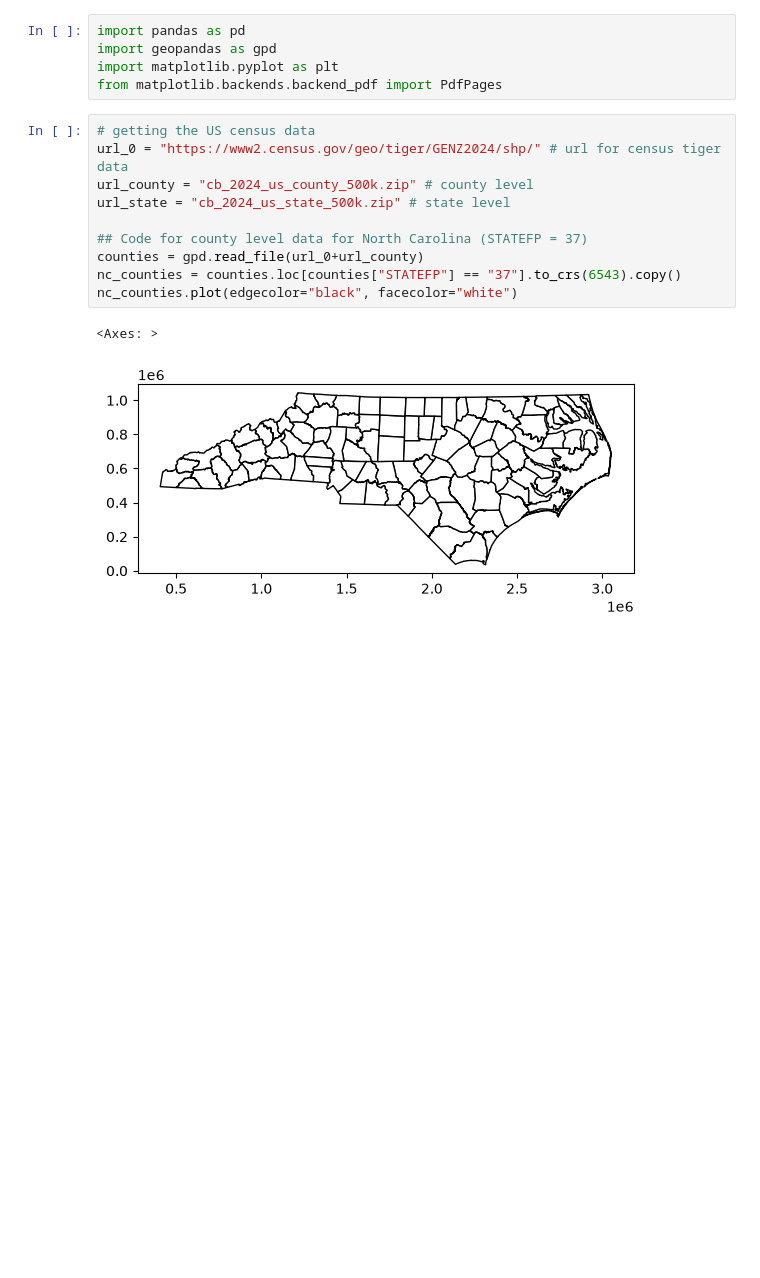
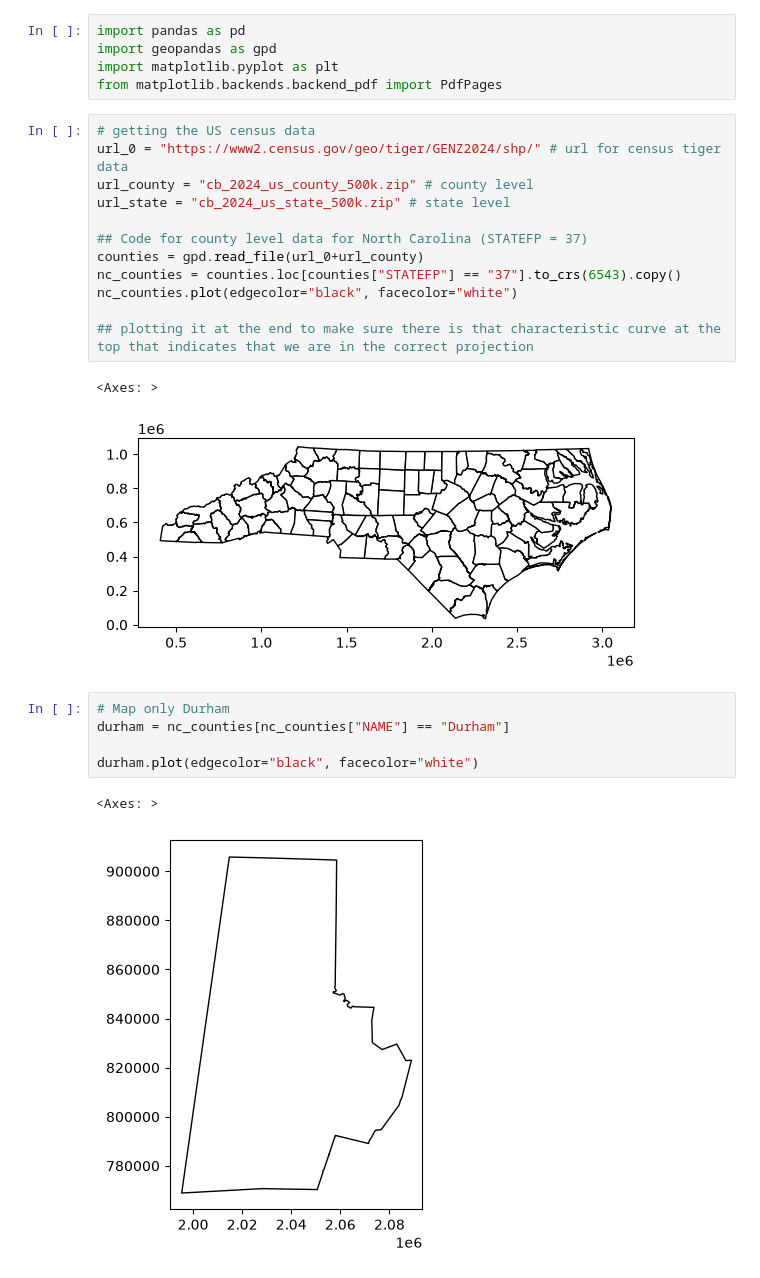
Before and after one commit to arhorton/geog592-arhorton, a Jupyter notebook: homework/week10/arhorton-hw10.ipynb, the cells around one changed output. Cells and saved outputs as stored; diff of their text form; blank space fills up the shorter version.

```diff
--- a/homework/week10/arhorton-hw10.ipynb
+++ b/homework/week10/arhorton-hw10.ipynb
@@ -17,6 +17,16 @@ url_state = "cb_2024_us_state_500k.zip" # state level
 counties = gpd.read_file(url_0+url_county)
 nc_counties = counties.loc[counties["STATEFP"] == "37"].to_crs(6543).copy()
 nc_counties.plot(edgecolor="black", facecolor="white")
+
+## plotting it at the end to make sure there is that characteristic curve at the top that indicates that we are in the correct projection
 # %% [output]
 <Axes: >
 [figure]
+# %%
+# Map only Durham
+durham = nc_counties[nc_counties["NAME"] == "Durham"]
+
+durham.plot(edgecolor="black", facecolor="white")
+# %% [output]
+<Axes: >
+[figure, added]
```
Also changed, not shown: parts of 17 cells of this notebook, 10 other files.
